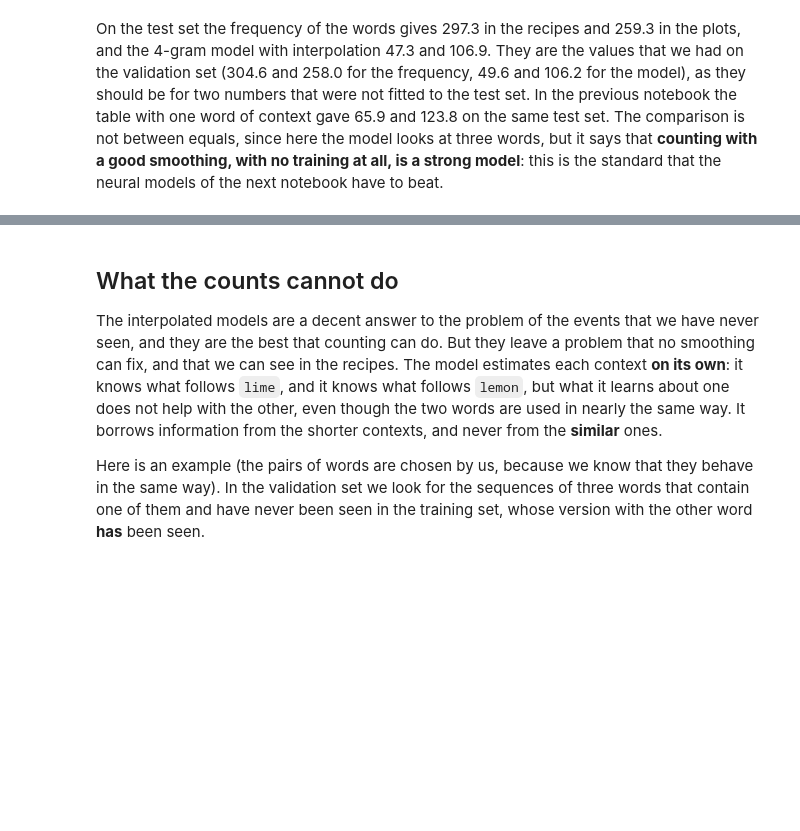
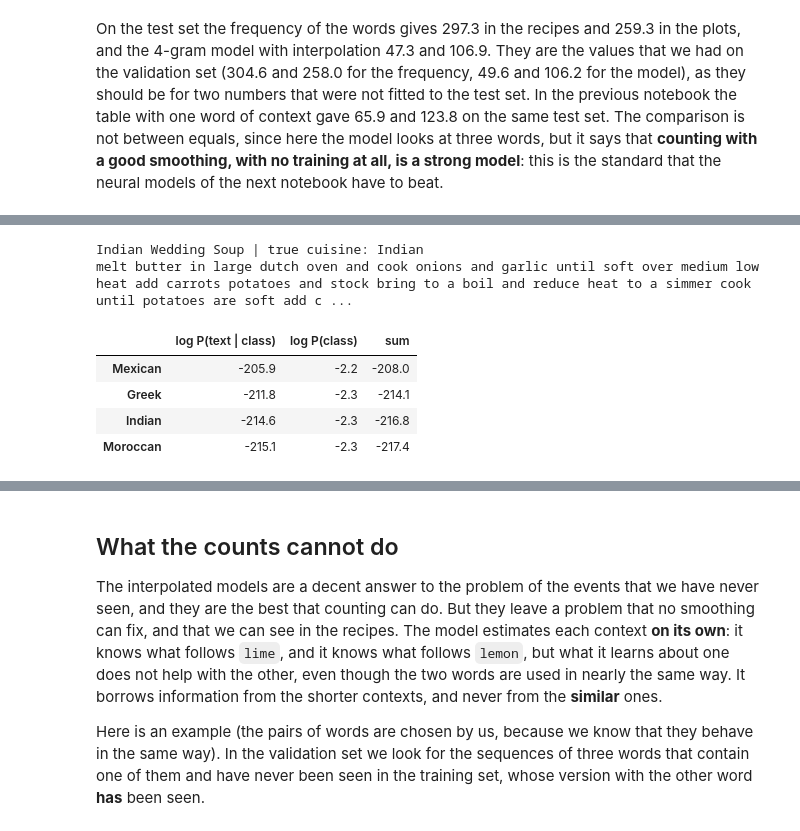
Before and after one commit to afflint/nlp, a Jupyter notebook: 2026-27/L0.7-statistical-language-models.ipynb, the cells around one changed output, grey strips where cells are left out. Cells and saved outputs as stored; diff of their text form; code cells hidden in the pictures; blank space fills up the shorter version.

```diff
--- a/2026-27/L0.7-statistical-language-models.ipynb
+++ b/2026-27/L0.7-statistical-language-models.ipynb
@@ -616,0 +698,16 @@ On the test set the frequency of the words gives 297.3 in the recipes and 259.3
+# %%
+classes, models, weights, log_prior = class_models("cuisine", 3)
+i = labeled["cuisine"][1][0]                  # the first labeled recipe of the validation set (not chosen)
+print(recipe_records[i]["title"], "| true cuisine:", recipe_records[i]["cuisine"])
+print(" ".join(" ".join(s) for s in documents[i])[:300], "...")
+scores = pd.DataFrame({"log P(text | class)": log_likelihoods(i, classes, models, weights), "log P(class)": log_prior}, index=classes)
+scores["sum"] = scores.sum(axis=1)
+scores.sort_values("sum", ascending=False).head(4).style.format("{:.1f}")
+# %% [output]
+Indian Wedding Soup | true cuisine: Indian
+melt butter in large dutch oven and cook onions and garlic until soft over medium low heat add carrots potatoes and stock bring to a boil and reduce heat to a simmer cook until potatoes are soft add c ...
+|  | log P(text | class) | log P(class) | sum |
+| Mexican | -205.9 | -2.2 | -208.0 |
+| Greek | -211.8 | -2.3 | -214.1 |
+| Indian | -214.6 | -2.3 | -216.8 |
+| Moroccan | -215.1 | -2.3 | -217.4 |
```
Also changed, not shown: parts of 9 cells of this notebook, 2 other files.
